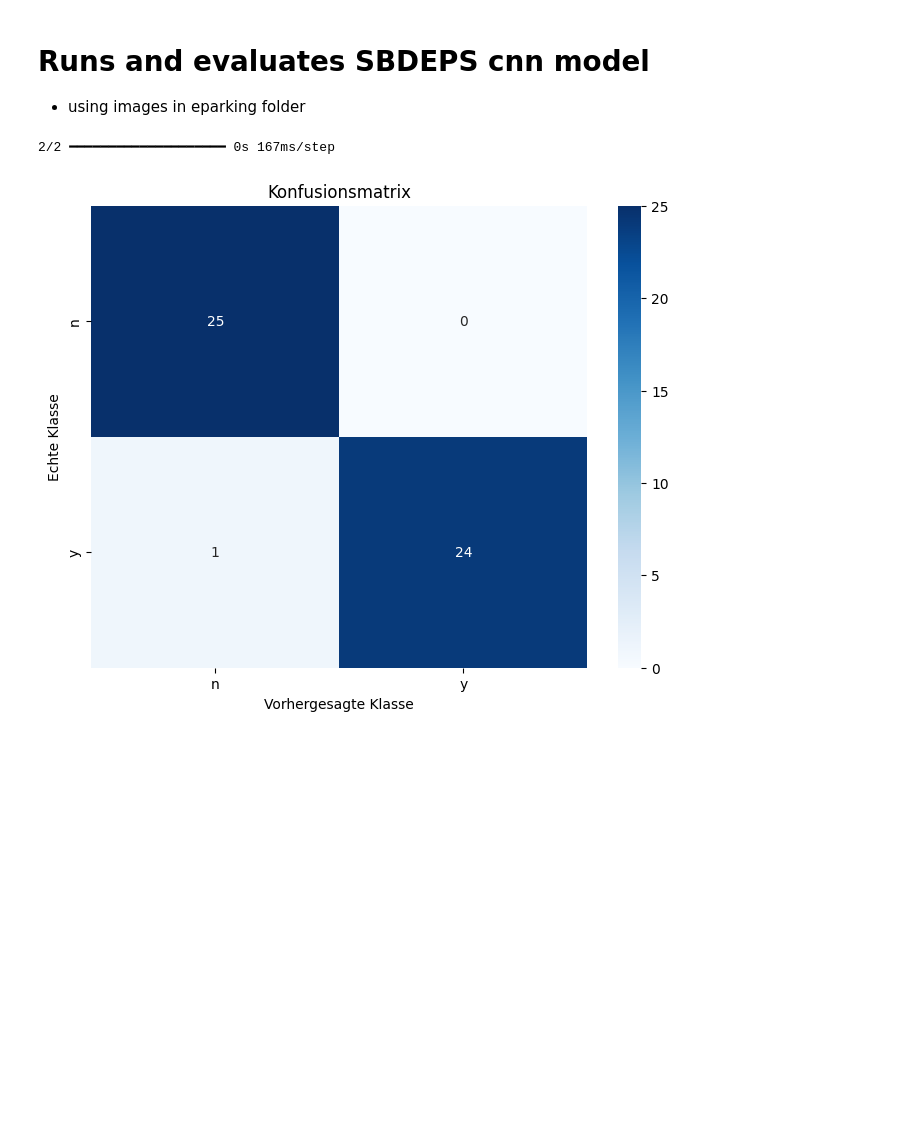
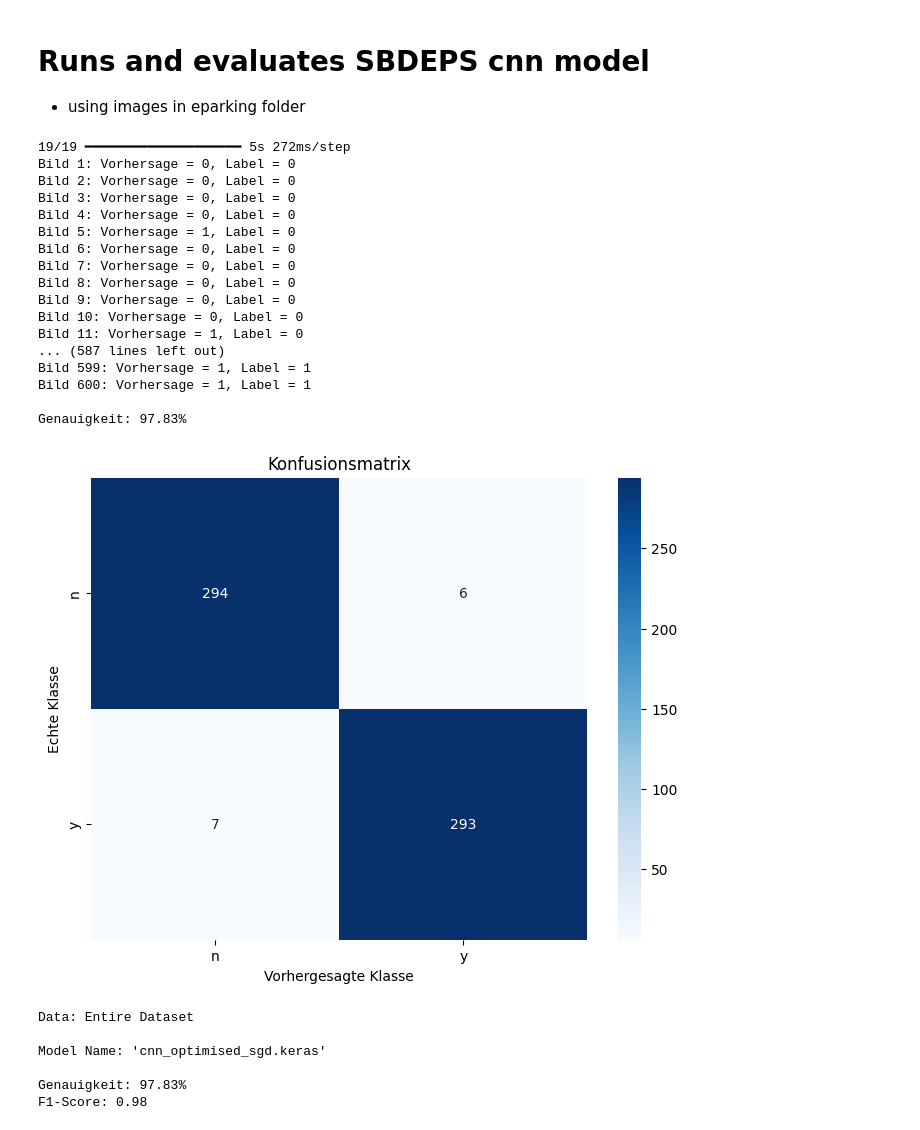
Before and after one commit to simonjruegg/SBDEPS, a Jupyter notebook: main.ipynb, the cells around one changed output. Cells and saved outputs as stored; diff of their text form; code cells hidden in the pictures; blank space fills up the shorter version.

```diff
--- a/main.ipynb
+++ b/main.ipynb
@@ -52,16 +52,47 @@ def plot_confusion_matrix(y_true, y_pred, labels):
     plt.show()
 # %%
 labels = ['n', 'y']  # 'no' = 0, 'yes' = 1
-model = load_model('models/cnn_optimised_adam.keras')
+model = load_model('models/cnn_optimised_sgd.keras')
 
 # Load validation data
 val_X, val_y = load_data('eparking', labels)
 
 # Evaluate the model
-val_predictions = evaluate_model(model, val_X, val_y, print_results=False) # print_results=True to see individual predictions
+val_predictions = evaluate_model(model, val_X, val_y, print_results=True) # print_results=True to see individual predictions
 
 # Show confusion matrix
 plot_confusion_matrix(val_y, val_predictions, labels)
+
+# print accuracy and f1 score
+from sklearn.metrics import accuracy_score, f1_score
+accuracy = accuracy_score(val_y, val_predictions)
+f1 = f1_score(val_y, val_predictions, average='weighted')
+print(f"\nData: Entire Dataset")
+print(f"\nModel Name: 'cnn_optimised_sgd.keras'")
+print(f"\nGenauigkeit: {accuracy * 100:.2f}%")
+print(f"F1-Score: {f1:.2f}")
 # %% [output]
-2/2 ━━━━━━━━━━━━━━━━━━━━ 0s 167ms/step
+19/19 ━━━━━━━━━━━━━━━━━━━━ 5s 272ms/step
+Bild 1: Vorhersage = 0, Label = 0
+Bild 2: Vorhersage = 0, Label = 0
+Bild 3: Vorhersage = 0, Label = 0
+Bild 4: Vorhersage = 0, Label = 0
+Bild 5: Vorhersage = 1, Label = 0
+Bild 6: Vorhersage = 0, Label = 0
+Bild 7: Vorhersage = 0, Label = 0
+Bild 8: Vorhersage = 0, Label = 0
+Bild 9: Vorhersage = 0, Label = 0
+Bild 10: Vorhersage = 0, Label = 0
+Bild 11: Vorhersage = 1, Label = 0
+... (587 lines left out)
+Bild 599: Vorhersage = 1, Label = 1
+Bild 600: Vorhersage = 1, Label = 1
+
+Genauigkeit: 97.83%
-[figure, old version]
+[figure, new version]
+Data: Entire Dataset
+
+Model Name: 'cnn_optimised_sgd.keras'
+
+Genauigkeit: 97.83%
+F1-Score: 0.98
```
Also changed, not shown: 9 other files.
